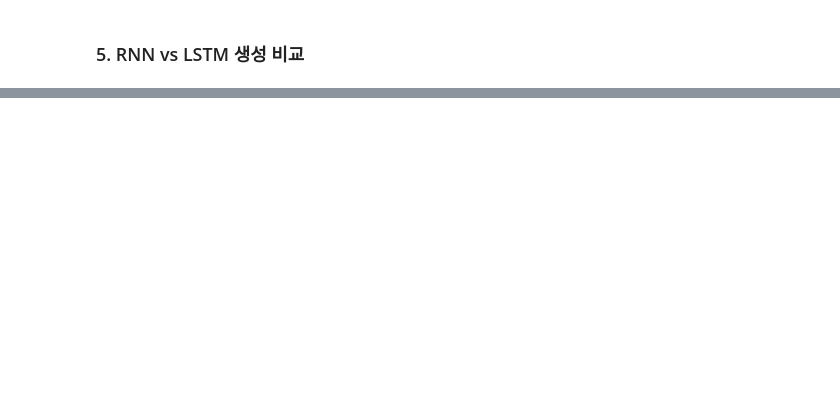
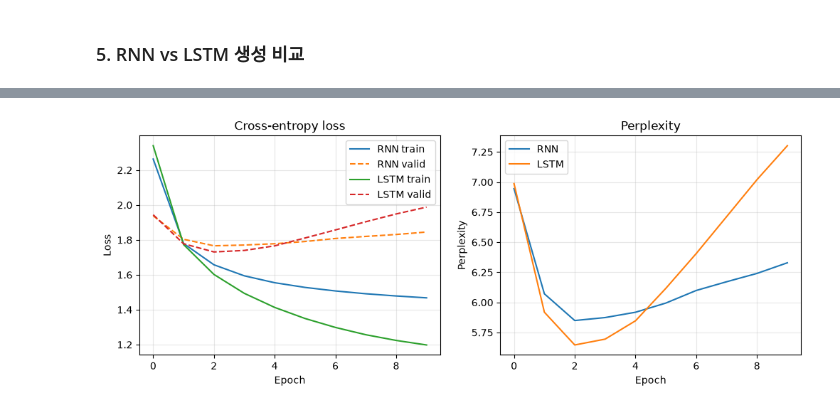
Before and after one commit to r-jelly/model-from-scratch, a Jupyter notebook: 01-rnn/experiment.ipynb, the cells around one changed output, grey strips where cells are left out. Saved outputs shown, nothing was run; the diff lists cells and outputs as text; code cells hidden in the pictures; blank space fills up the shorter version.

```diff
--- a/01-rnn/experiment.ipynb
+++ b/01-rnn/experiment.ipynb
@@ -379,0 +369,26 @@ O, the perse that they
+# %%
+device = torch.device('cuda' if torch.cuda.is_available() else 'cpu')
+vocab_size = len(vocab)
+emb_size = 32
+hidden_size = 64
+num_epochs = 10
+
+models = {}
+for name, backbone_cls in {'RNN': RNN, 'LSTM': LSTM}.items():
+    set_random(42)
+    models[name] = CharacterLM(
+        backbone=backbone_cls(emb_size, hidden_size),
+        vocab_size=vocab_size,
+        emb_size=emb_size,
+        hidden_size=hidden_size,
+    ).to(device)
+
+loss_fn = nn.CrossEntropyLoss()
+histories = {}
+for name, model in models.items():
+    print(f'\n{name} training on {device}')
+    set_random(42)
+    optimizer = torch.optim.Adam(model.parameters(), lr=1e-3)
+    histories[name] = fit(
+        model, train_loader, valid_loader, loss_fn, optimizer, num_epochs, device
+    )
@@ -379,0 +419,18 @@ O, the perse that they
+# %%
+fig, axes = plt.subplots(1, 2, figsize=(12, 4))
+for name, (train_loss, valid_loss, valid_ppl) in histories.items():
+    axes[0].plot(train_loss, label=f'{name} train')
+    axes[0].plot(valid_loss, '--', label=f'{name} valid')
+    axes[1].plot(valid_ppl, label=name)
+
+axes[0].set(title='Cross-entropy loss', xlabel='Epoch', ylabel='Loss')
+axes[1].set(title='Perplexity', xlabel='Epoch', ylabel='Perplexity')
+for ax in axes:
+    ax.legend()
+    ax.grid(alpha=0.3)
+plt.show()
+
+for name, (_, valid_loss, valid_ppl) in histories.items():
+    print(f'{name}: valid loss={valid_loss[-1]:.4f}, perplexity={valid_ppl[-1]:.2f}')
+# %% [output]
+[figure, added]
```
Also changed, not shown: parts of 25 cells of this notebook, 1 other file.
